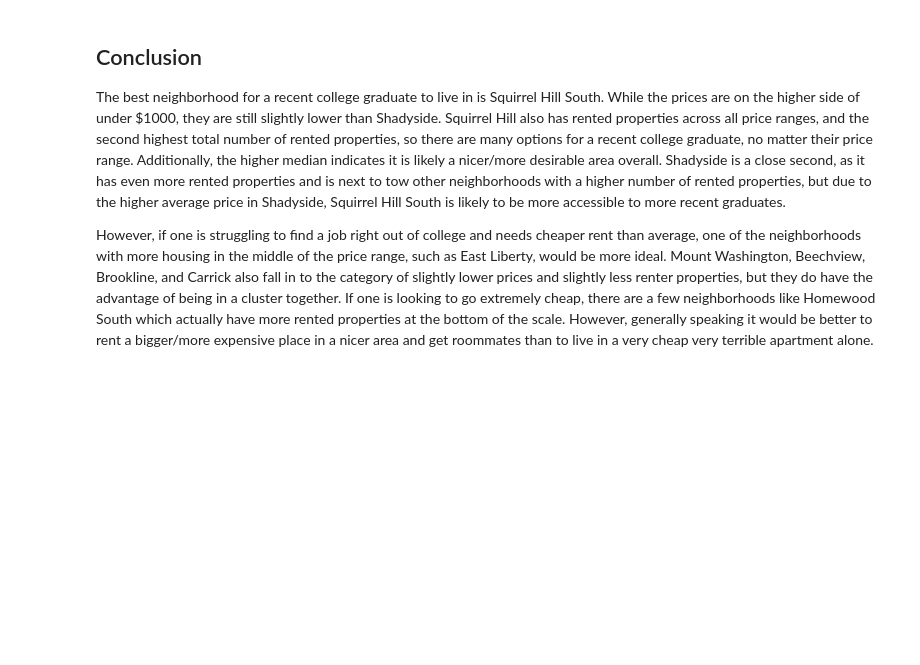
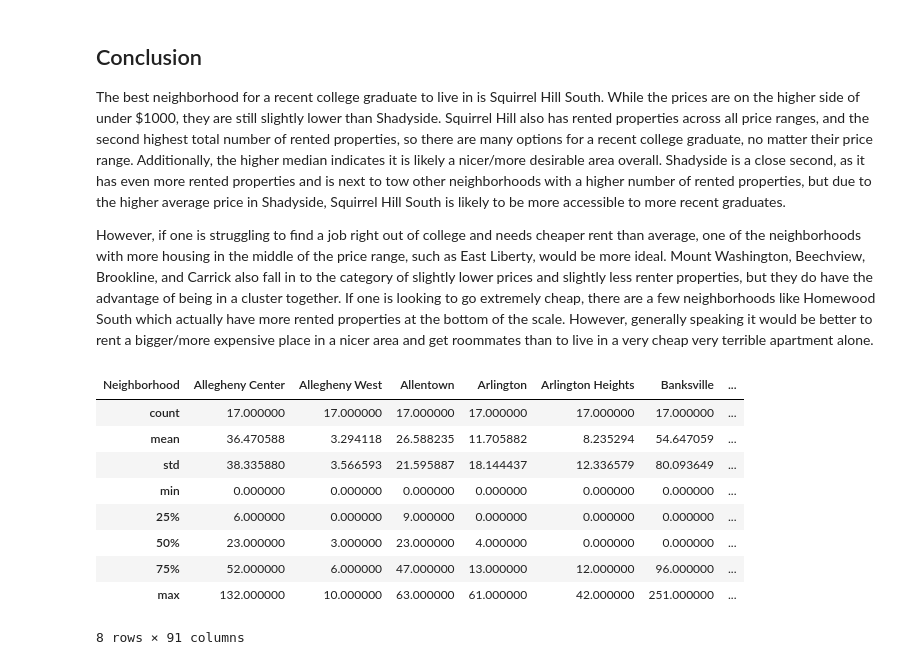
Before and after one commit to mark-sheffield/Final-Project, a Jupyter notebook: Housing-Prices.ipynb, the cells around one changed output. Drawn from its saved outputs; the diff is of its cells as text; code cells hidden in the pictures; blank space fills up the shorter version.

```diff
--- a/Housing-Prices.ipynb
+++ b/Housing-Prices.ipynb
@@ -139,3 +139,16 @@ By using these bar graphs, we can determine the best neighborhood in Pittsburgh
 The best neighborhood for a recent college graduate to live in is Squirrel Hill South. While the prices are on the higher side of under $1000, they are still slightly lower than Shadyside. Squirrel Hill also has rented properties across all price ranges, and the second highest total number of rented properties, so there are many options for a recent college graduate, no matter their price range. Additionally, the higher median indicates it is likely a nicer/more desirable area overall. Shadyside is a close second, as it has even more rented properties and is next to tow other neighborhoods with a higher number of rented properties, but due to the higher average price in Shadyside, Squirrel Hill South is likely to be more accessible to more recent graduates.
 
 However, if one is struggling to find a job right out of college and needs cheaper rent than average, one of the neighborhoods with more housing in the middle of the price range, such as East Liberty, would be more ideal. Mount Washington, Beechview, Brookline, and Carrick also fall in to the category of slightly lower prices and slightly less renter properties, but they do have the advantage of being in a cluster together. If one is looking to go extremely cheap, there are a few neighborhoods like Homewood South which actually have more rented properties at the bottom of the scale. However, generally speaking it would be better to rent a bigger/more expensive place in a nicer area and get roommates than to live in a very cheap very terrible apartment alone.
+# %%
+contract_rent_woMOE.loc["Allegheny Center":"Windgap"].T.describe()
+# %% [output]
+| Neighborhood | Allegheny Center | Allegheny West | Allentown | Arlington | Arlington Heights | Banksville | ... |
+| count | 17.000000 | 17.000000 | 17.000000 | 17.000000 | 17.000000 | 17.000000 | ... |
+| mean | 36.470588 | 3.294118 | 26.588235 | 11.705882 | 8.235294 | 54.647059 | ... |
+| std | 38.335880 | 3.566593 | 21.595887 | 18.144437 | 12.336579 | 80.093649 | ... |
+| min | 0.000000 | 0.000000 | 0.000000 | 0.000000 | 0.000000 | 0.000000 | ... |
+| 25% | 6.000000 | 0.000000 | 9.000000 | 0.000000 | 0.000000 | 0.000000 | ... |
+| 50% | 23.000000 | 3.000000 | 23.000000 | 4.000000 | 0.000000 | 0.000000 | ... |
+| 75% | 52.000000 | 6.000000 | 47.000000 | 13.000000 | 12.000000 | 96.000000 | ... |
+| max | 132.000000 | 10.000000 | 63.000000 | 61.000000 | 42.000000 | 251.000000 | ... |
+8 rows × 91 columns
```
Also changed, not shown: parts of 2 cells of this notebook.
